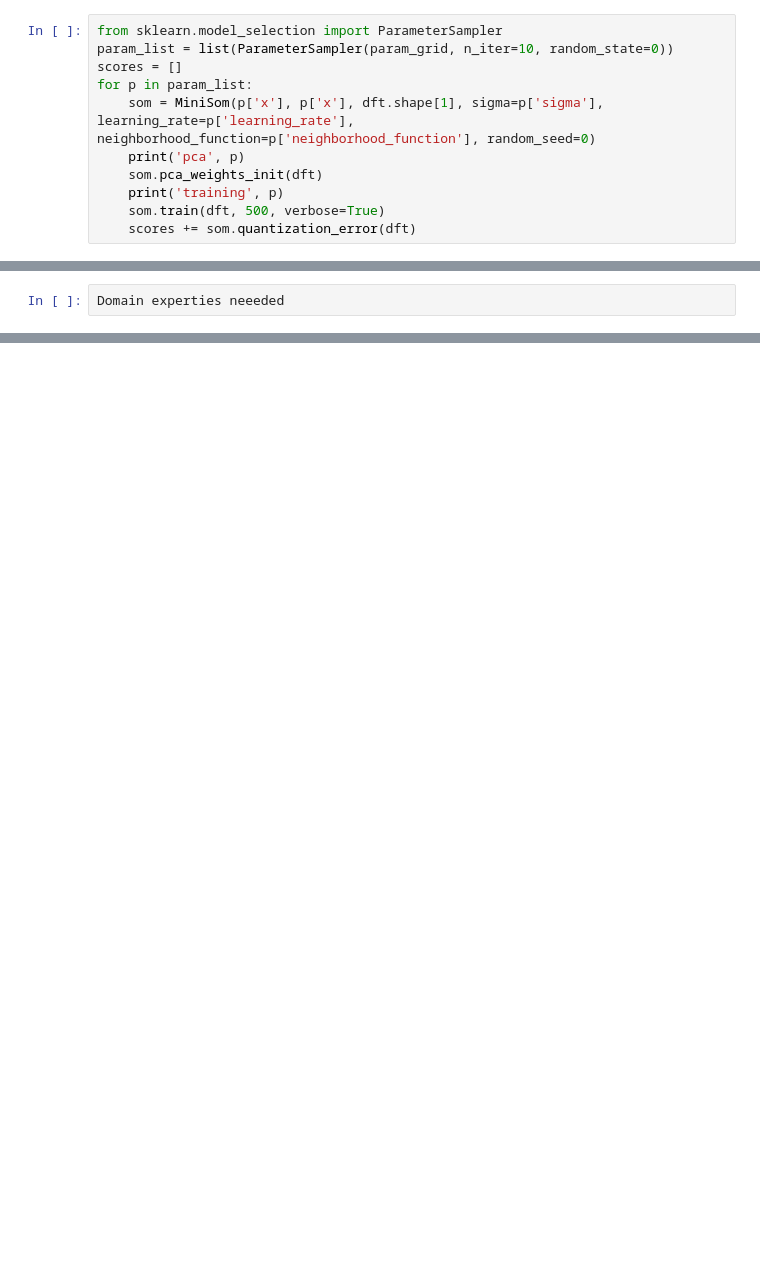
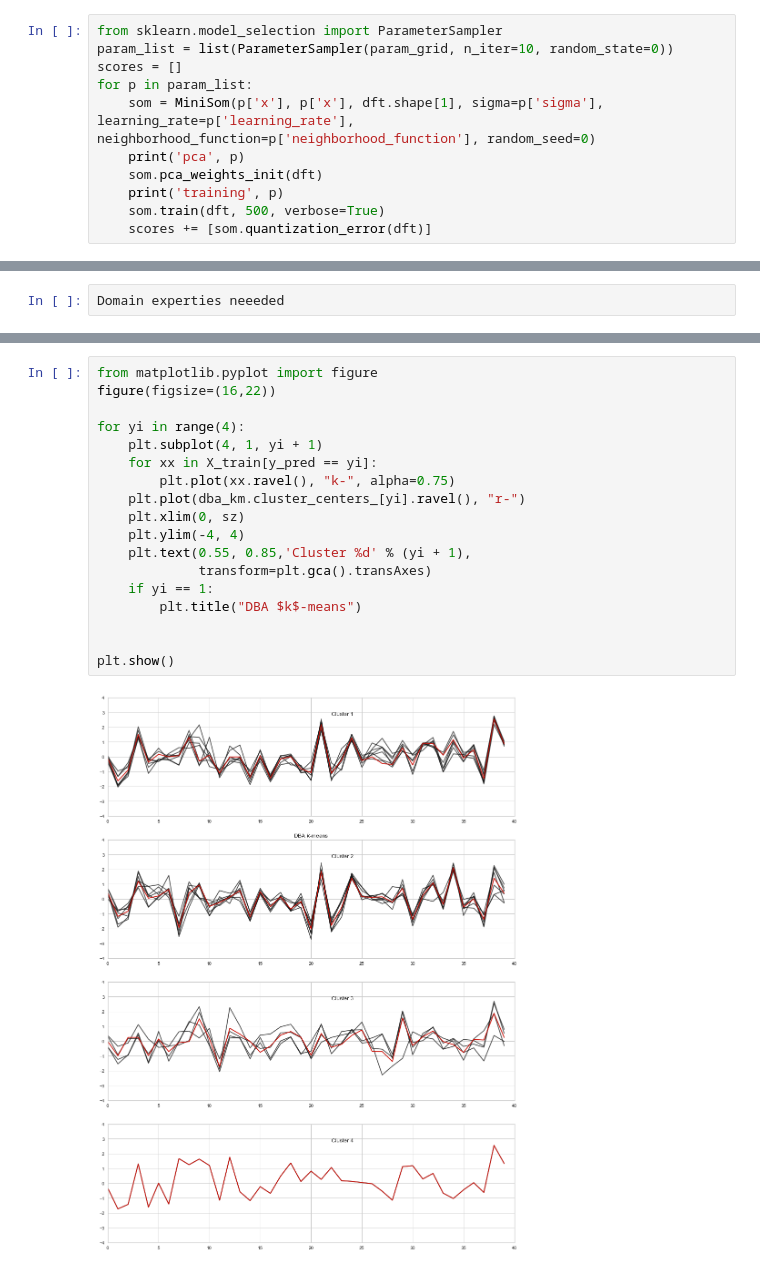
Before and after one commit to UBC-MDS/simpl_eeg_capstone, a Jupyter notebook: src/clustering/kmeans_MiniSom.ipynb, the cells around one changed output, grey strips where cells are left out. Drawn from its saved outputs; the diff is of its cells as text; blank space fills up the shorter version.

```diff
--- a/src/clustering/kmeans_MiniSom.ipynb
+++ b/src/clustering/kmeans_MiniSom.ipynb
@@ -274,7 +281,7 @@ for p in param_list:
     som.pca_weights_init(dft)
     print('training', p)
     som.train(dft, 500, verbose=True)
-    scores += som.quantization_error(dft)
+    scores += [som.quantization_error(dft)]
 # %% [output]
 pca {'x': 20, 'sigma': 10, 'neighborhood_function': 'gaussian', 'learning_rate': 0.1}
 training {'x': 20, 'sigma': 10, 'neighborhood_function': 'gaussian', 'learning_rate': 0.1}
@@ -322,0 +394,20 @@ Domain experties neeeded
+# %%
+from matplotlib.pyplot import figure
+figure(figsize=(16,22))
+
+for yi in range(4):
+    plt.subplot(4, 1, yi + 1)
+    for xx in X_train[y_pred == yi]:
+        plt.plot(xx.ravel(), "k-", alpha=0.75)
+    plt.plot(dba_km.cluster_centers_[yi].ravel(), "r-")
+    plt.xlim(0, sz)
+    plt.ylim(-4, 4)
+    plt.text(0.55, 0.85,'Cluster %d' % (yi + 1),
+             transform=plt.gca().transAxes)
+    if yi == 1:
+        plt.title("DBA $k$-means")
+
+
+plt.show()
+# %% [output]
+[figure, added]
```
Also changed, not shown: parts of 33 cells of this notebook.
